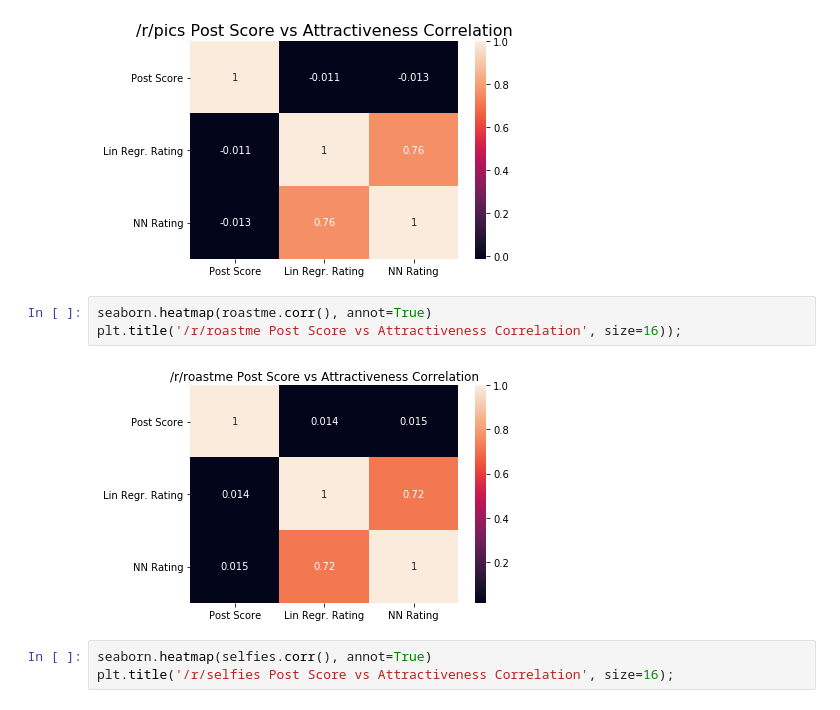
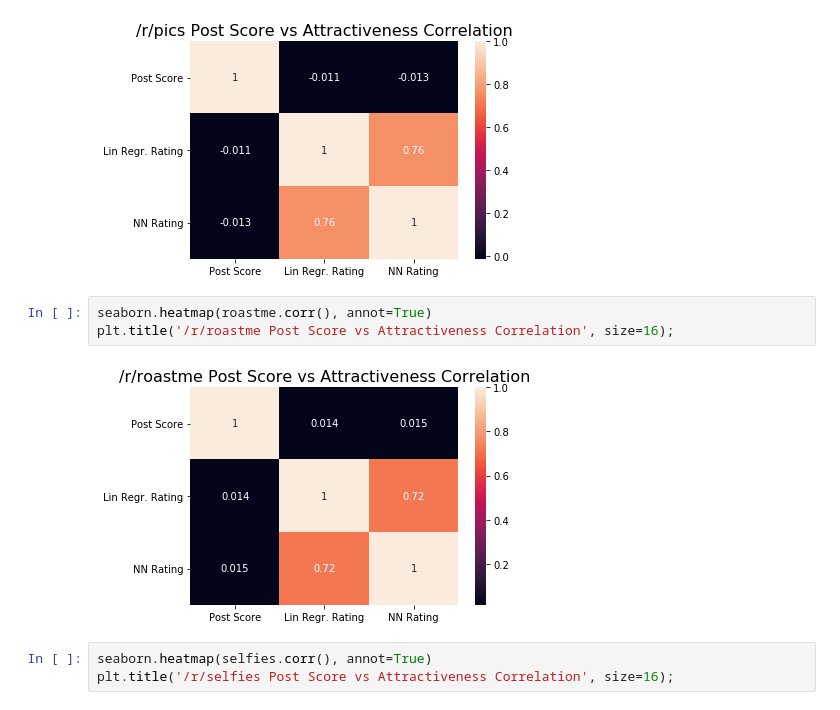
Before and after one commit to davidhaas6/attractiveness-regression, a Jupyter notebook: phase_3.ipynb, the cells around one changed output. Saved outputs shown, nothing was run; the diff lists cells and outputs as text.

Commit message:
More formatting and graphs part 2

```diff
--- a/phase_3.ipynb
+++ b/phase_3.ipynb
@@ -111,9 +122,9 @@ plt.title('/r/pics Post Score vs Attractiveness Correlation', size=16);
 [figure]
 # %%
 seaborn.heatmap(roastme.corr(), annot=True)
-plt.title('/r/roastme Post Score vs Attractiveness Correlation', size=16));
+plt.title('/r/roastme Post Score vs Attractiveness Correlation', size=16);
 # %% [output]
-[figure, old version]
+[figure, new version]
 # %%
 seaborn.heatmap(selfies.corr(), annot=True)
 plt.title('/r/selfies Post Score vs Attractiveness Correlation', size=16);
```
Also changed, not shown: parts of 5 cells of this notebook.
